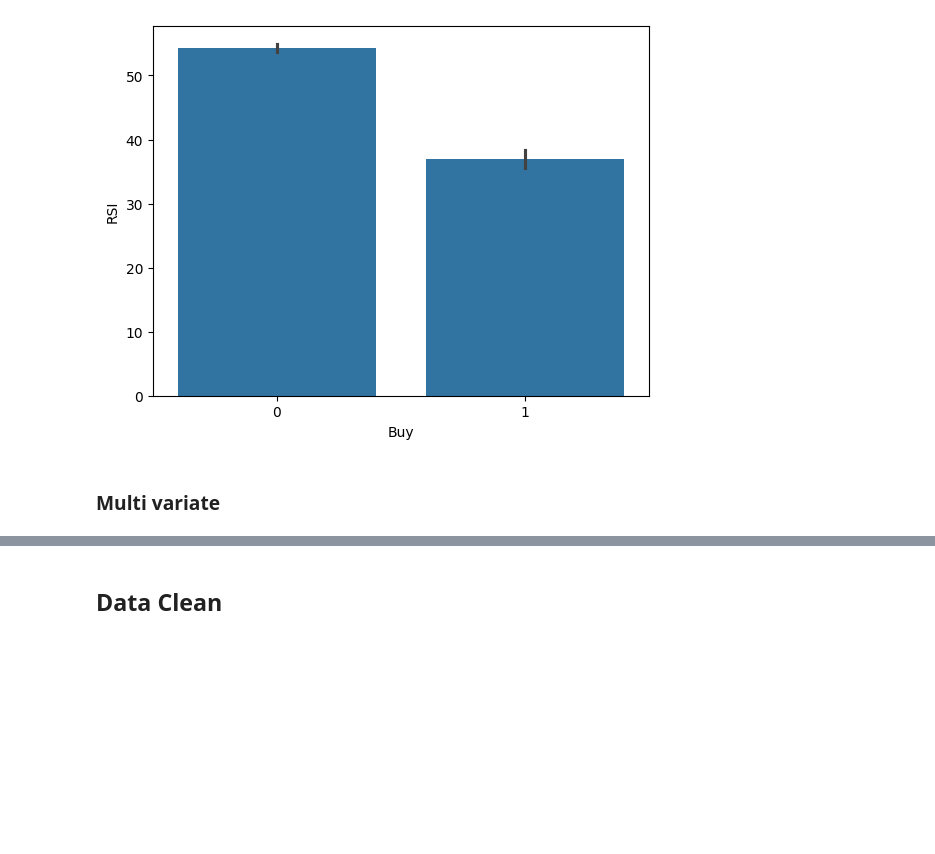
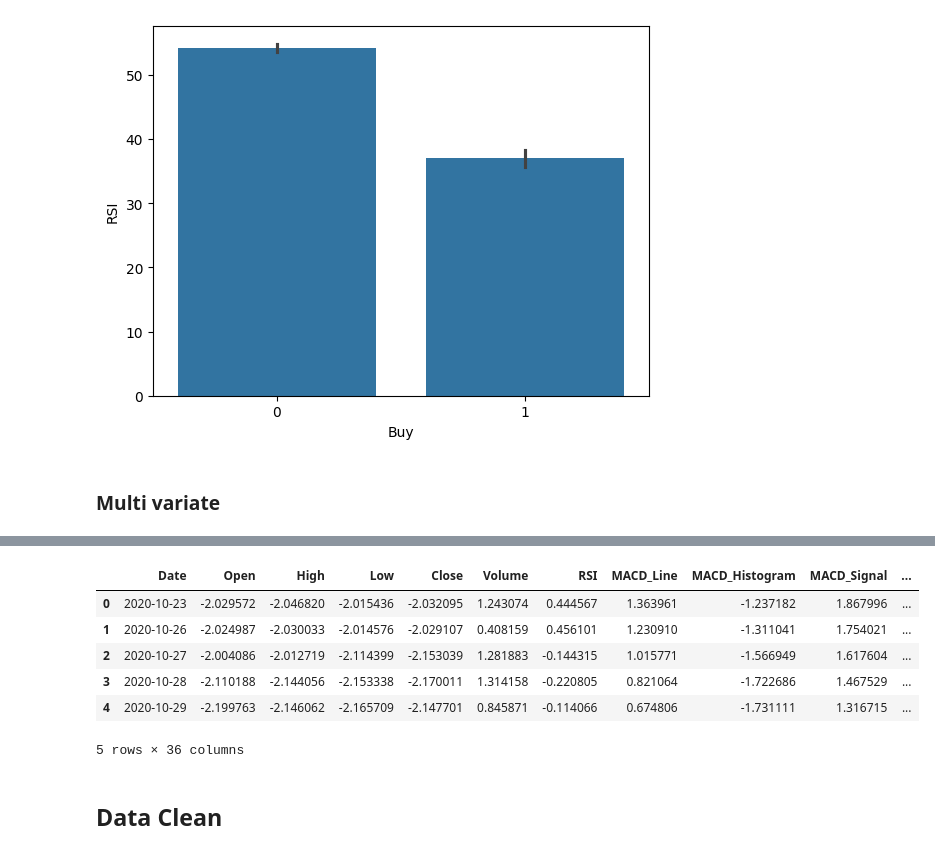
Before and after one commit to rahiljain23/Stock_Screener, a Jupyter notebook: Stocks_Screener.ipynb, the cells around one changed output, grey strips where cells are left out. Drawn from its saved outputs; the diff is of its cells as text; code cells hidden in the pictures; blank space fills up the shorter version.

```diff
--- a/Stocks_Screener.ipynb
+++ b/Stocks_Screener.ipynb
@@ -206,3 +471,23 @@ Data1.groupby('Month').agg({'Buy':'count'}).sort_values('Buy',ascending=False)
+# %%
+num_col=Data4.select_dtypes(include='number').columns
+# %%
+# Keep only rows that do NOT have inf or -inf in any column
+Data4 = Data4[~Data4.isin([np.inf, -np.inf]).any(axis=1)]
+Data4=Data4.reset_index(drop=True)
+# %%
+Data5= Data4.copy()
+# %%
+Data5[num_col]=scaler.fit_transform(Data4[num_col])
+# %%
+Data5.head(5)
+# %% [output]
+|  | Date | Open | High | Low | Close | Volume | RSI | MACD_Line | MACD_Histogram | MACD_Signal | ... |
+| 0 | 2020-10-23 | -2.029572 | -2.046820 | -2.015436 | -2.032095 | 1.243074 | 0.444567 | 1.363961 | -1.237182 | 1.867996 | ... |
+| 1 | 2020-10-26 | -2.024987 | -2.030033 | -2.014576 | -2.029107 | 0.408159 | 0.456101 | 1.230910 | -1.311041 | 1.754021 | ... |
+| 2 | 2020-10-27 | -2.004086 | -2.012719 | -2.114399 | -2.153039 | 1.281883 | -0.144315 | 1.015771 | -1.566949 | 1.617604 | ... |
+| 3 | 2020-10-28 | -2.110188 | -2.144056 | -2.153338 | -2.170011 | 1.314158 | -0.220805 | 0.821064 | -1.722686 | 1.467529 | ... |
+| 4 | 2020-10-29 | -2.199763 | -2.146062 | -2.165709 | -2.147701 | 0.845871 | -0.114066 | 0.674806 | -1.731111 | 1.316715 | ... |
+5 rows × 36 columns
 # %% [markdown]
 ## Data Clean
 # %%
```
Also changed, not shown: parts of 49 cells of this notebook, 15 other files.
